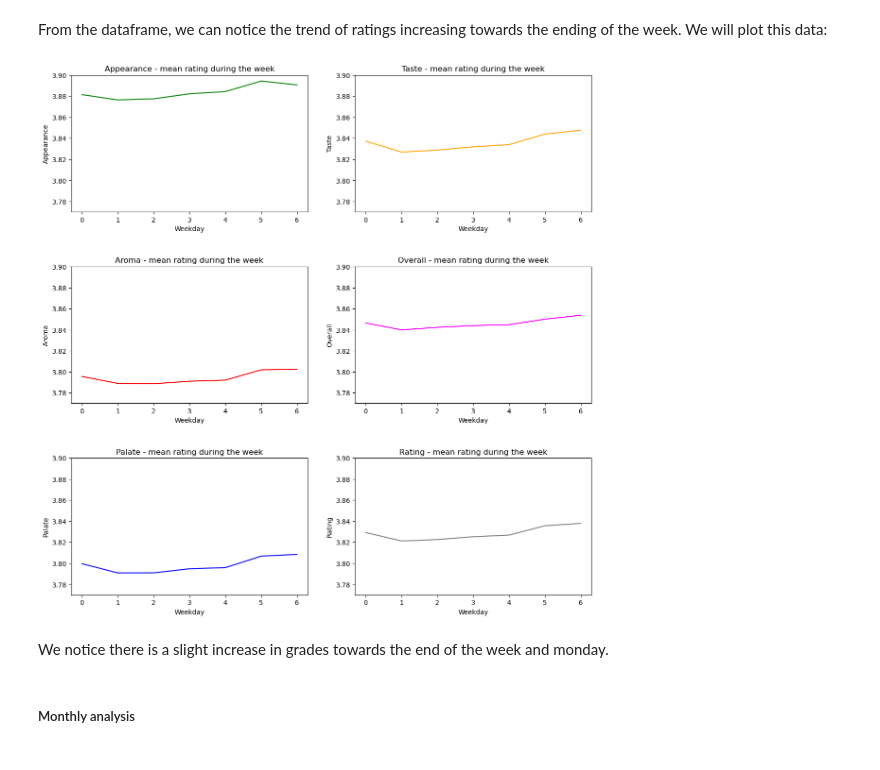
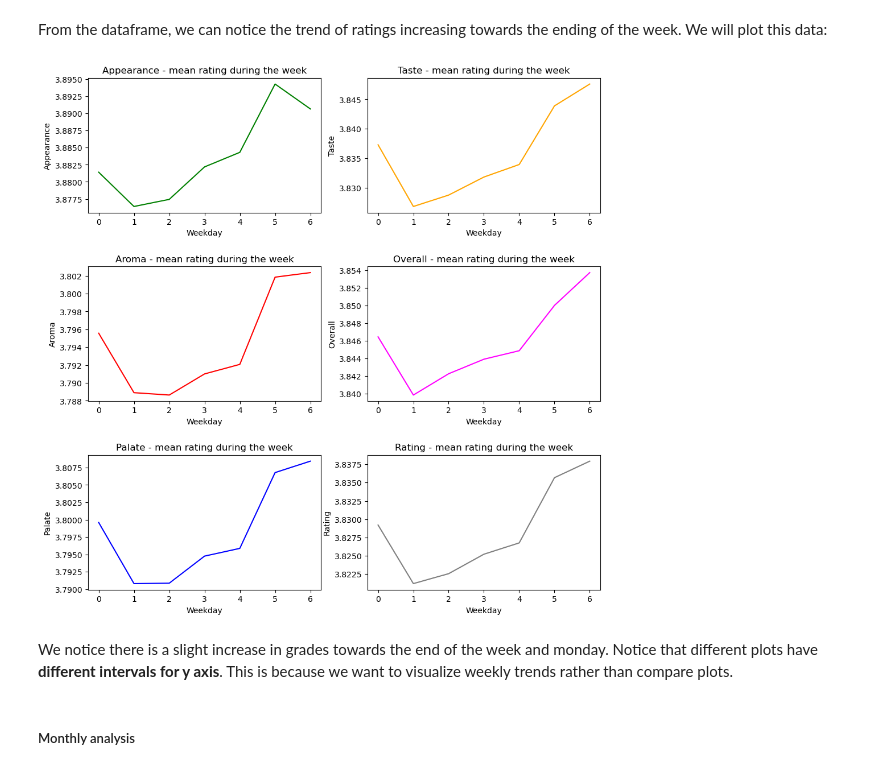
Before and after one commit to epfl-ada/ada-2022-project-rakijada, a Jupyter notebook: data_investigation.ipynb, the cells around one changed output. Drawn from its saved outputs; the diff is of its cells as text; code cells hidden in the pictures.

```diff
--- a/data_investigation.ipynb
+++ b/data_investigation.ipynb
@@ -333,22 +333,21 @@ From the dataframe, we can notice the trend of ratings increasing towards the en
 # %%
 # one figure with multiple axes
 fig, axes = plt.subplots(3,2)
 
 for grading_index in range(len(grading_columns)):
     sns.lineplot(ax=axes[grading_index%3, grading_index//3], data = reviews_by_weekday[grading_columns[grading_index]], color = colors[grading_columns[grading_index]])
-    axes[grading_index%3, grading_index//3].set_ylim([3.77,3.9]) #set the same interval for y axis
     axes[grading_index%3, grading_index//3].set_title(grading_columns[grading_index] + ' - mean rating during the week')
 
 
 # set figure size
-fig.set_size_inches(11, 11)
+fig.set_size_inches(9, 9)
 
 # adjust spacing
 plt.subplots_adjust(left=0, bottom=0, right=1, top=1, wspace=0.2, hspace=0.4)
 # %% [output]
-[figure, old version]
+[figure, new version]
 # %% [markdown]
-We notice there is a slight increase in grades towards the end of the week and monday.
+We notice there is a slight increase in grades towards the end of the week and monday. Notice that different plots have **different intervals for y axis**. This is because we want to visualize weekly trends rather than compare plots.
 # %% [markdown]
 ##### Monthly analysis
 # %% [markdown]
```
Also changed, not shown: parts of 6 cells of this notebook.
